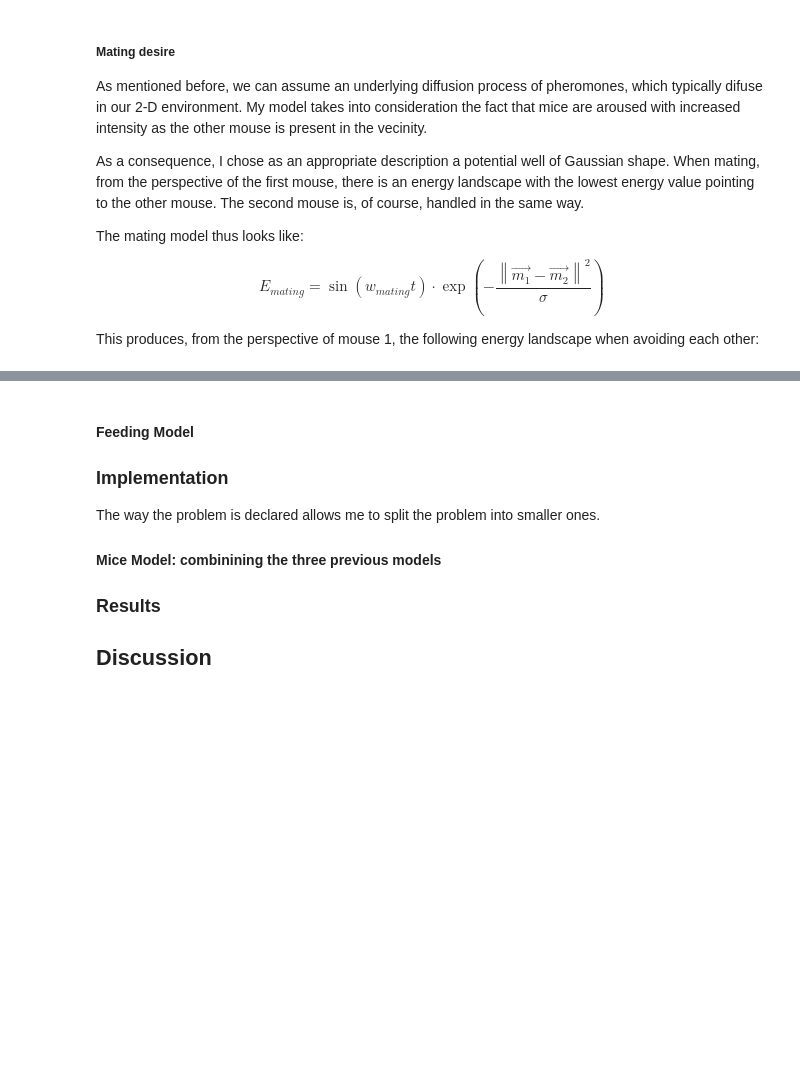
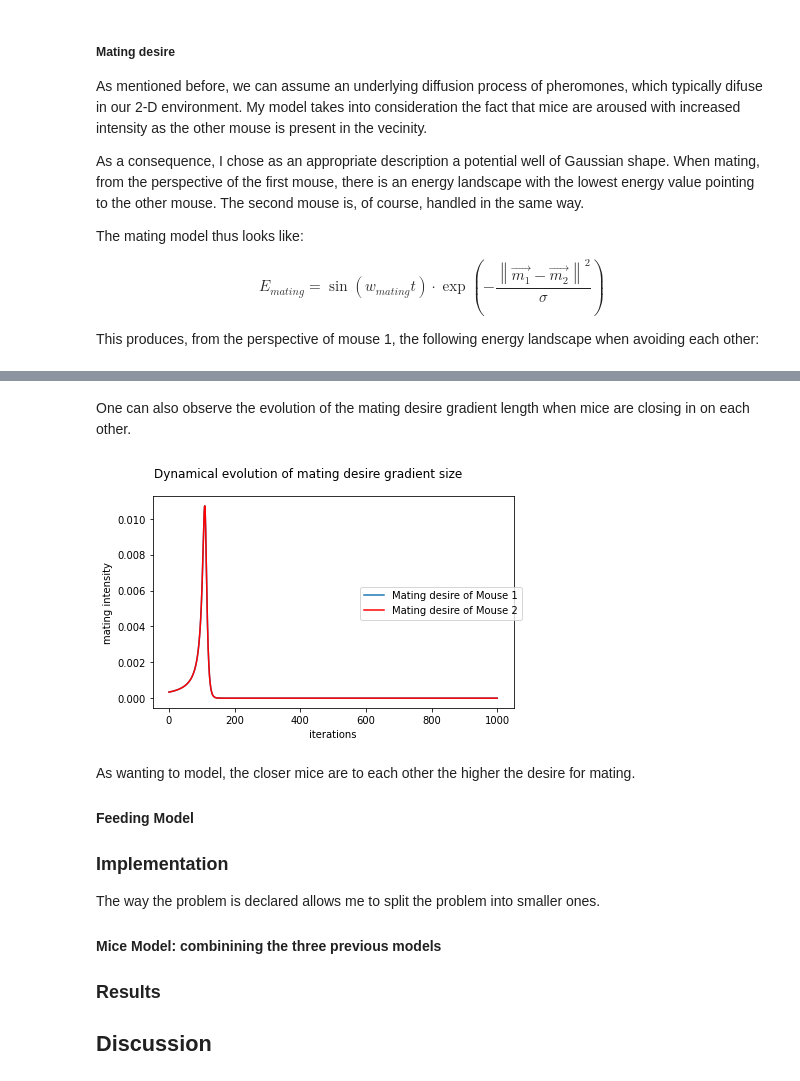
Before and after one commit to midumitrescu/modelling-course-prof-sprek-winter-2022, a Jupyter notebook: Modelling_Course_Presentation.ipynb, the cells around one changed output, grey strips where cells are left out. Saved outputs shown, nothing was run; the diff lists cells and outputs as text; code cells hidden in the pictures; blank space fills up the shorter version.

```diff
--- a/Modelling_Course_Presentation.ipynb
+++ b/Modelling_Course_Presentation.ipynb
@@ -211,7 +211,16 @@ KeyboardInterrupt
+# %% [markdown]
+One can also observe the evolution of the mating desire gradient length when mice
+are closing in on each other.
+# %%
+plot_mating_desire(always_mating)
+# %% [output]
+[figure, added]
 # %% [markdown]
-
+As wanting to model, the closer
+mice are to each other the higher the desire for mating.
 
 #### Feeding Model
+
 
 ### Implementation
 
```
Also changed, not shown: parts of 5 cells of this notebook, 3 other files.
